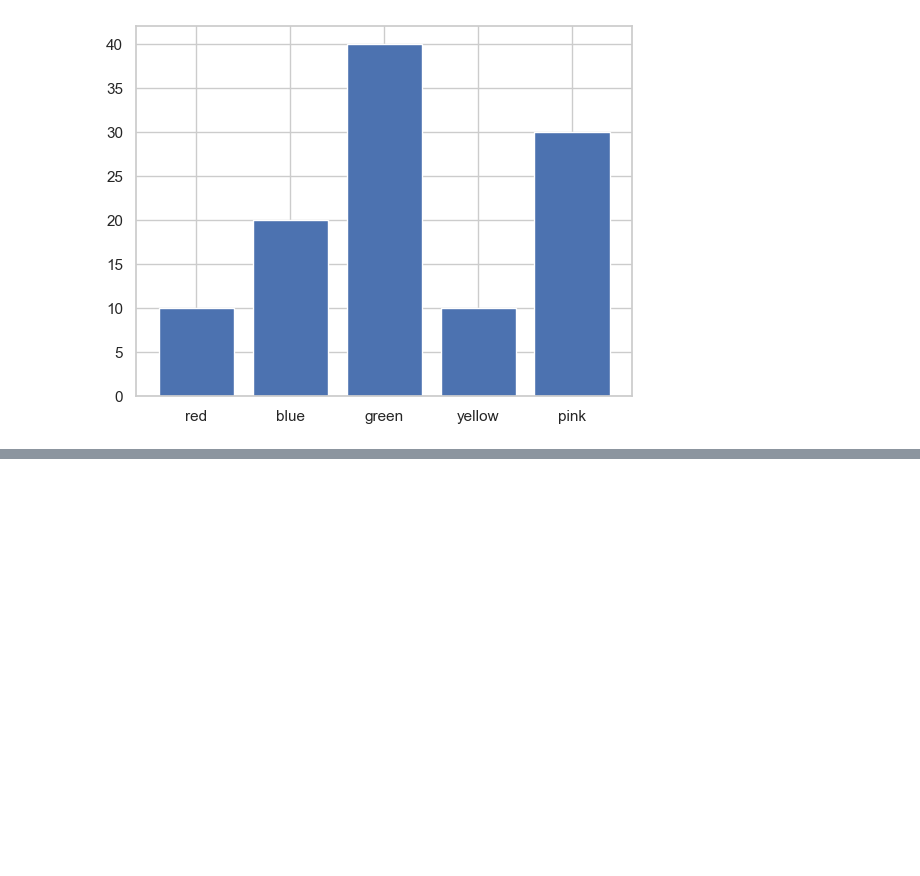
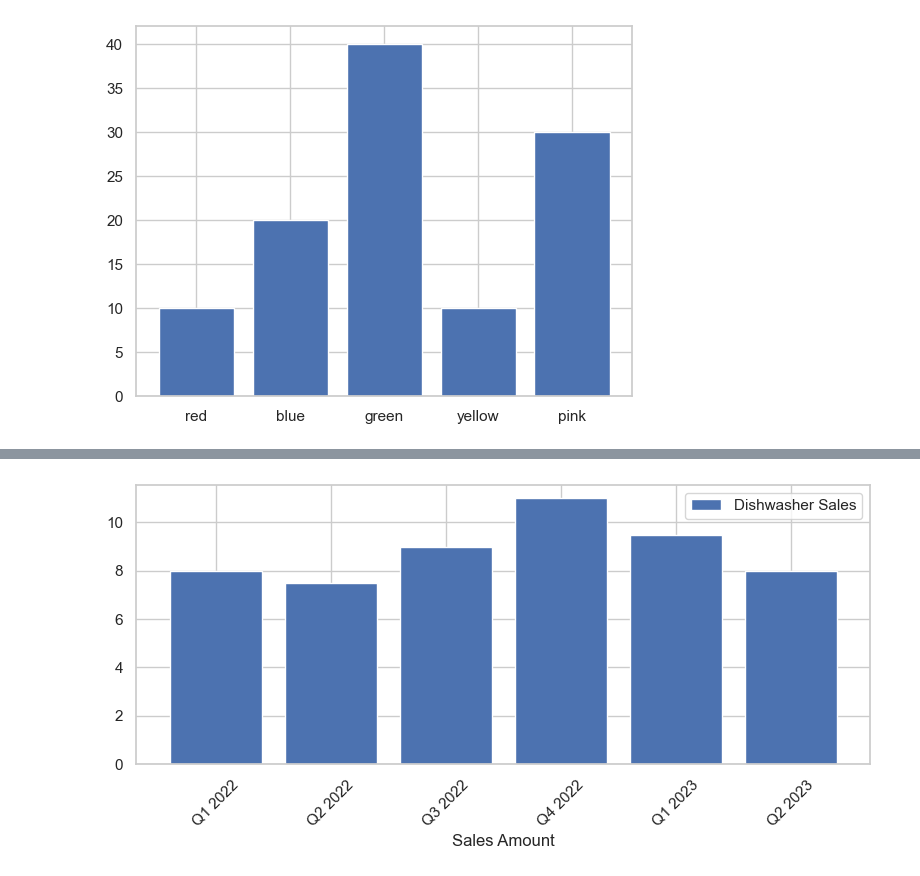
Before and after one commit to redwanhasan07208212/python-basic, a Jupyter notebook: Class_8/matplot.ipynb, the cells around one changed output, grey strips where cells are left out. Cells and saved outputs as stored; diff of their text form; code cells hidden in the pictures; blank space fills up the shorter version.

```diff
--- a/Class_8/matplot.ipynb
+++ b/Class_8/matplot.ipynb
@@ -268,0 +298,12 @@ plt.bar(colors,children)
+# %%
+sns.set(style='whitegrid')
+plt.figure(figsize=(8,4))
+plt.bar(data1['Quarter'],data1['Dishwasher'],color='b',label='Dishwasher Sales')
+plt.xlabel('Quarter')
+plt.xlabel('Sales Amount')
+plt.xticks(rotation=45)
+plt.tight_layout()
+plt.legend()
+plt.show()
+# %% [output]
+[figure, added]
```
Also changed, not shown: parts of 6 cells of this notebook, 1 other file.
